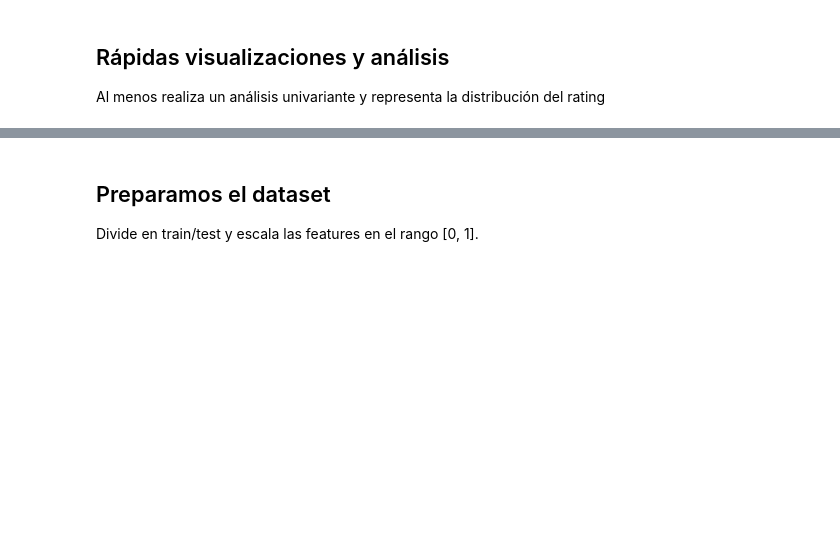
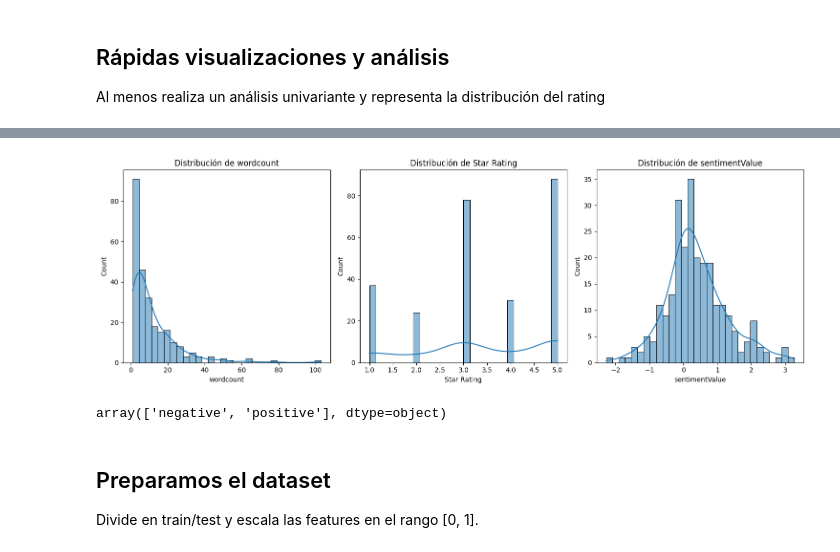
Before and after one commit to Javiersdiaz/DS102024, a Jupyter notebook: 3-MachineLearning/2-Supervisado/3-KNN/ejercicios/Ejercicio_k-NearestNeighbor.ipynb, the cells around one changed output, grey strips where cells are left out. Cells and saved outputs as stored; diff of their text form; code cells hidden in the pictures; blank space fills up the shorter version.

```diff
--- a/3-MachineLearning/2-Supervisado/3-KNN/ejercicios/Ejercicio_k-NearestNeighbor.ipynb
+++ b/3-MachineLearning/2-Supervisado/3-KNN/ejercicios/Ejercicio_k-NearestNeighbor.ipynb
@@ -70,0 +63,21 @@ memory usage: 14.2+ KB
+# %%
+
+# Seleccionar columnas a visualizar
+columnas = ["wordcount", "Star Rating", "sentimentValue"]
+
+# Crear subgráficos
+fig, axes = plt.subplots(1, 3, figsize=(15, 5))
+
+# Dibujar cada histograma en un subplot diferente
+for i, col in enumerate(columnas):
+    sns.histplot(df[col], kde=True, bins=30, ax=axes[i])
+    axes[i].set_title(f"Distribución de {col}")
+
+plt.tight_layout()  # Ajustar los gráficos para que no se sobrepongan
+plt.show()
+# %% [output]
+[figure, added]
+# %%
+df['textSentiment'].unique()
+# %% [output]
+array(['negative', 'positive'], dtype=object)
```
Also changed, not shown: parts of 25 cells of this notebook, 13 other files.
